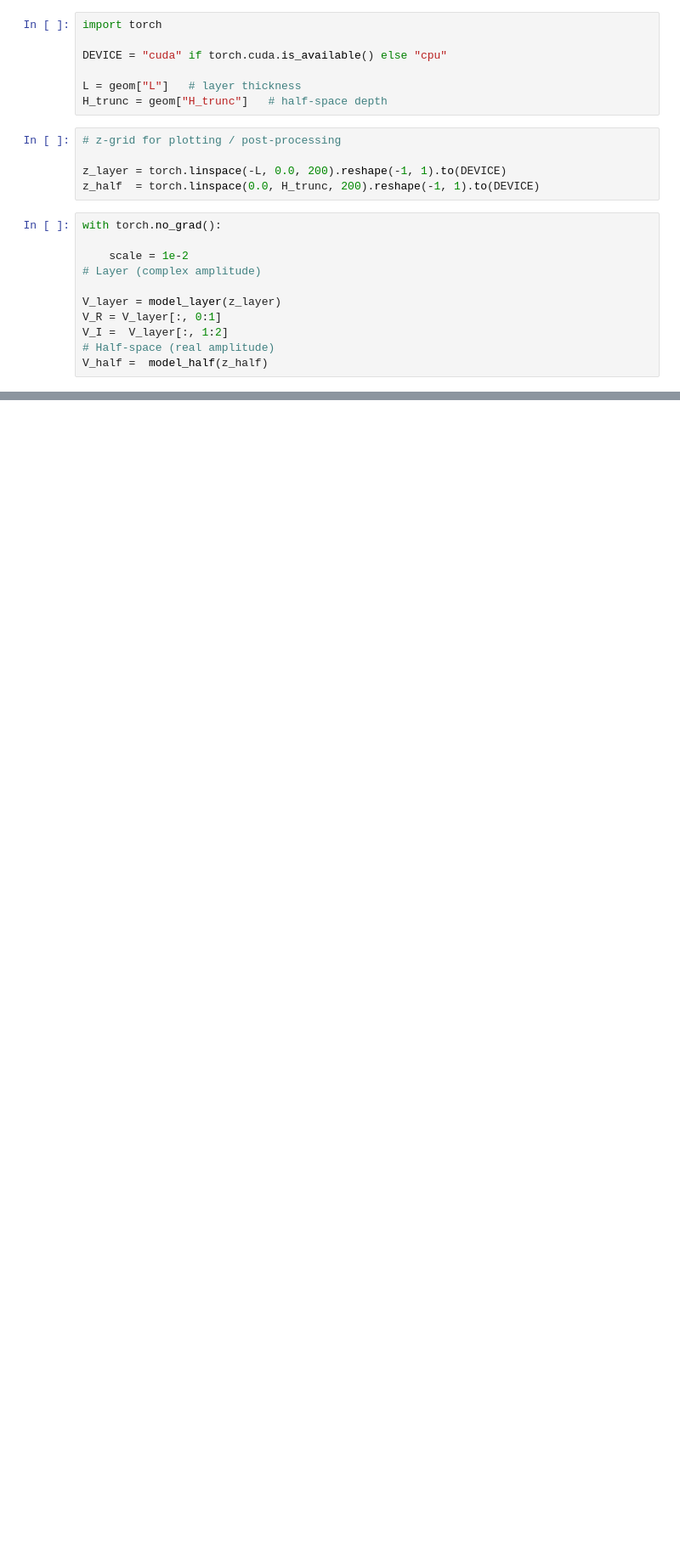
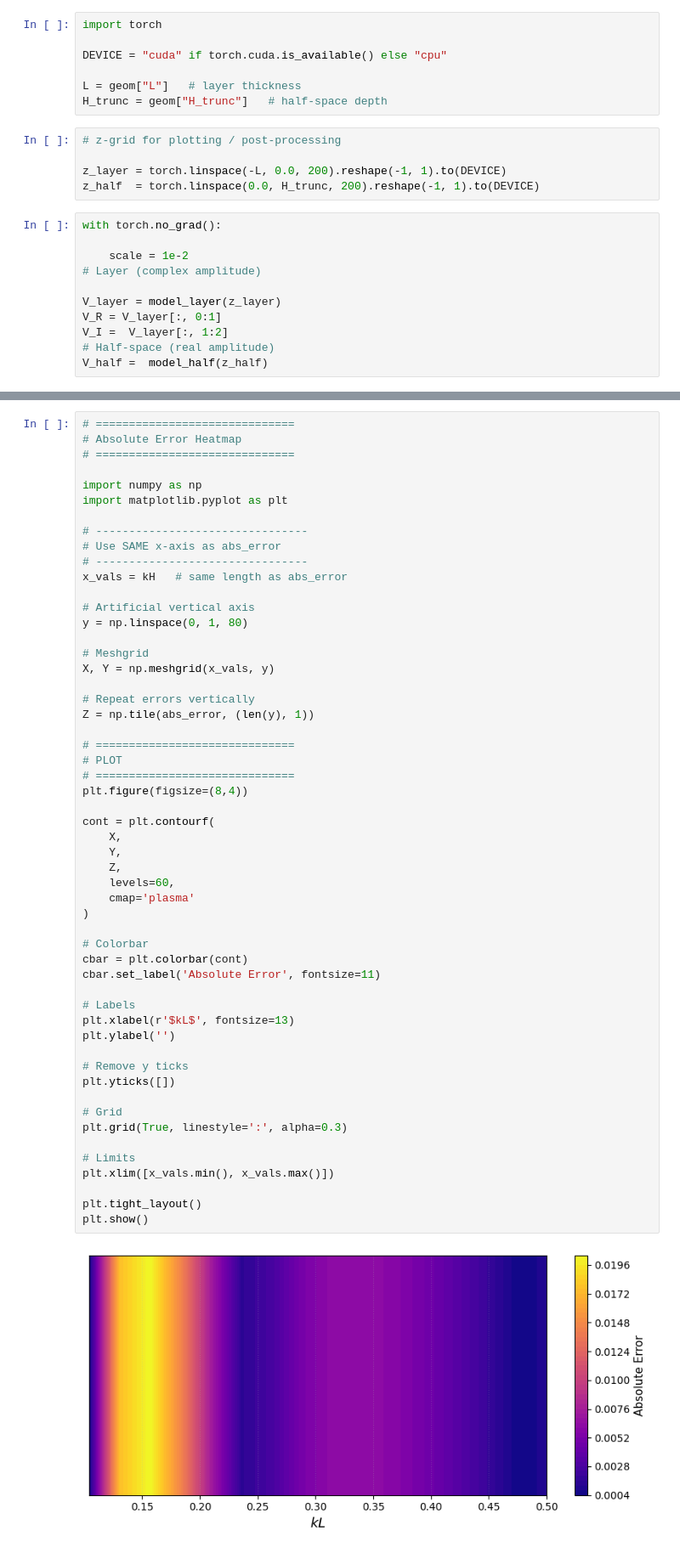
Before and after one commit to tdiksha758-png/pinn_FGM_loosley, a Jupyter notebook: experiments/pinn_loosley_code.ipynb, the cells around one changed output, grey strips where cells are left out. Shown at 85% size. Cells and saved outputs as stored; diff of their text form; blank space fills up the shorter version.

```diff
--- a/experiments/pinn_loosley_code.ipynb
+++ b/experiments/pinn_loosley_code.ipynb
@@ -1023,3 +1224,59 @@ plt.show()
+# %%
+# ==============================
+# Absolute Error Heatmap
+# ==============================
+
+import numpy as np
+import matplotlib.pyplot as plt
+
+# --------------------------------
+# Use SAME x-axis as abs_error
+# --------------------------------
+x_vals = kH   # same length as abs_error
+
+# Artificial vertical axis
+y = np.linspace(0, 1, 80)
+
+# Meshgrid
+X, Y = np.meshgrid(x_vals, y)
+
+# Repeat errors vertically
+Z = np.tile(abs_error, (len(y), 1))
+
+# ==============================
+# PLOT
+# ==============================
+plt.figure(figsize=(8,4))
+
+cont = plt.contourf(
+    X,
+    Y,
+    Z,
+    levels=60,
+    cmap='plasma'
+)
+
+# Colorbar
+cbar = plt.colorbar(cont)
+cbar.set_label('Absolute Error', fontsize=11)
+
+# Labels
+plt.xlabel(r'$kL$', fontsize=13)
+plt.ylabel('')
+
+# Remove y ticks
+plt.yticks([])
+
+# Grid
+plt.grid(True, linestyle=':', alpha=0.3)
+
+# Limits
+plt.xlim([x_vals.min(), x_vals.max()])
+
+plt.tight_layout()
+plt.show()
+# %% [output]
+[figure, added]
 # %%
 # ==============================
 # PREPARE CORRECT ARRAYS
```
Also changed, not shown: parts of 24 cells of this notebook.
